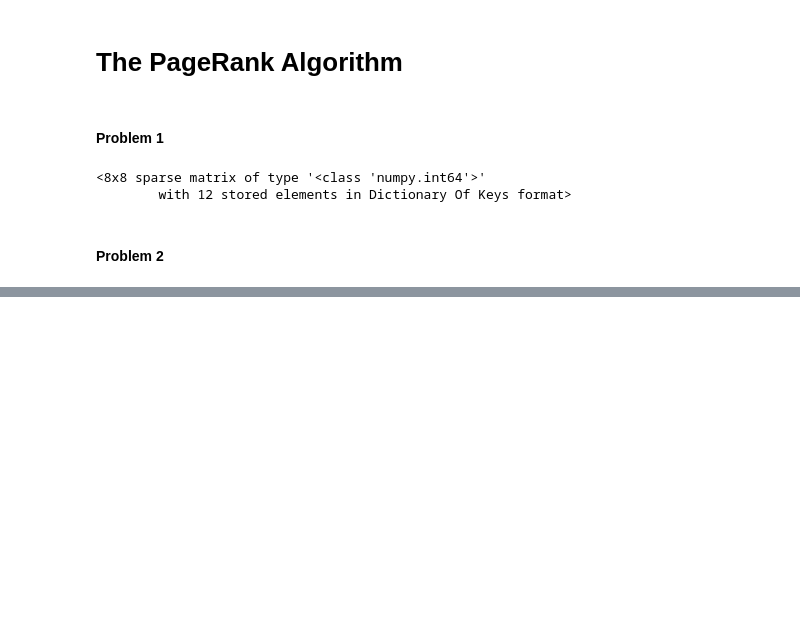
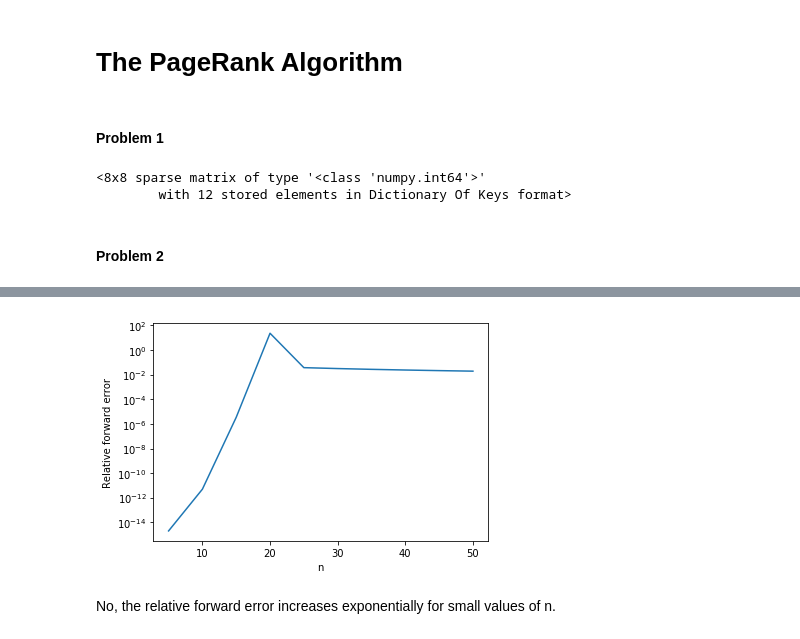
Before and after one commit to reikolaski/BootCamp2018, a Jupyter notebook: ProbSets/Comp/ProbSet3/ProbSet3.ipynb, the cells around one changed output, grey strips where cells are left out. Saved outputs shown, nothing was run; the diff lists cells and outputs as text; code cells hidden in the pictures; blank space fills up the shorter version.

```diff
--- a/ProbSets/Comp/ProbSet3/ProbSet3.ipynb
+++ b/ProbSets/Comp/ProbSet3/ProbSet3.ipynb
@@ -731,0 +988,21 @@ adjacency_matrix('matrix.txt', 8)
+# %%
+def catastrophic_integral():
+    n_vals = np.arange(5, 51, 5, dtype=int)
+    errors = np.empty(10)
+
+    for i, n in enumerate(n_vals):
+        x = sy.Symbol('x')
+        I_int = sy.integrate(x ** n * sy.exp(x - 1), (x, 0, 1))
+        I_eq = (-1) ** n * sy.subfactorial(n) + (-1) ** (n + 1) * sy.factorial(n) / math.e
+        errors[i] = np.abs(I_int - I_eq)
+
+    plt.plot(n_vals, errors)
+    plt.yscale('log')
+    plt.xlabel('n')
+    plt.ylabel('Relative forward error')
+# %%
+catastrophic_integral()
+# %% [output]
+[figure, added]
+# %% [markdown]
+No, the relative forward error increases exponentially for small values of n.
```
Also changed, not shown: parts of 50 cells of this notebook.
